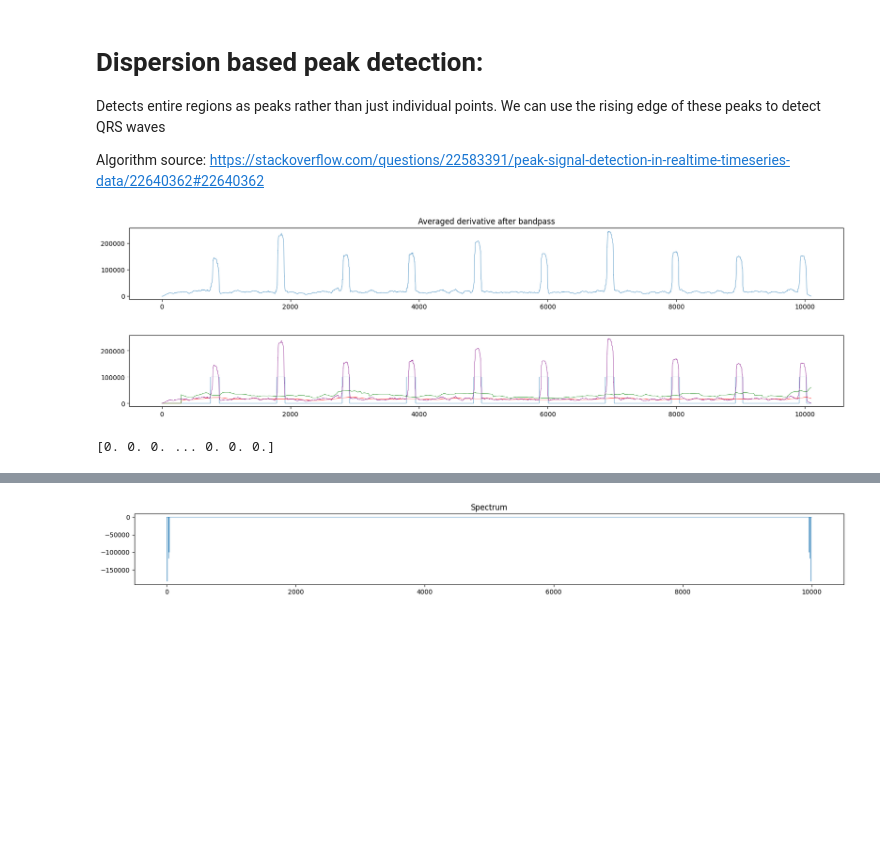
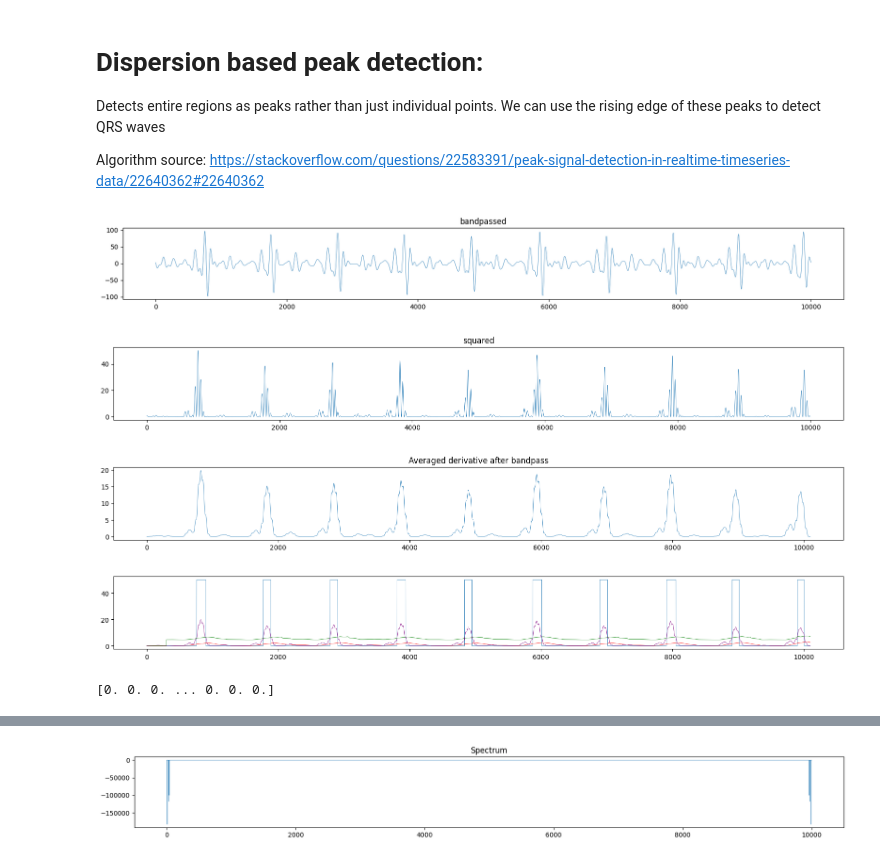
Before and after one commit to abhinav-raja/ECG-Analysis, a Jupyter notebook: notebook.ipynb, the cells around one changed output, grey strips where cells are left out. Cells and saved outputs as stored; diff of their text form; code cells hidden in the pictures; blank space fills up the shorter version.

```diff
--- a/notebook.ipynb
+++ b/notebook.ipynb
@@ -314,30 +318,34 @@ def findPeaksViaDispersion(signal):
 # %%
 #Preliminary signal processing
-inpSignal = getLeadData(2)
+inpSignal = getLeadData(5)
 w1 = 1/100 #5Hz, normalised by sample rate
 w2 = 3/100 #15Hz, normalised by sample rate
 b, a = sig.butter(4, [w1, w2], 'bandpass')
 bandpassedSignal = sig.filtfilt(b, a, inpSignal)
-diffSignal = np.diff(bandPassedSignal)
+plotSignal(bandpassedSignal, "bandpassed")
+diffSignal = np.diff(bandpassedSignal)
 squaredSignal = np.power(diffSignal, 2)
+plotSignal(squaredSignal, "squared")
 windowLength = 100
 movingWindowAverage = np.ones(windowLength)/windowLength
 averagedSignal = np.convolve(squaredSignal, movingWindowAverage)
 plotSignal(averagedSignal, "Averaged derivative after bandpass")
 # %% [output]
-[figure, old version]
+[figure, new version]
+[figure, added]
+[figure, added]
 # %%
 peakSignal, avgSignal, stdSignal = findPeaksViaDispersion(averagedSignal)
 #plotSignal(peakSignal, "Peak detection on the averaged signal")
 plt.figure(figsize=(20, 2))
-plt.plot(100000*peakSignal, linewidth=0.5)
+plt.plot(50*peakSignal, linewidth=0.5)
 plt.plot(avgSignal, linewidth=0.5, color='red')
-plt.plot(avgSignal+5*stdSignal, linewidth=0.5, color='green')
+plt.plot(avgSignal+stdSignal, linewidth=0.5, color='green')
 plt.plot(averagedSignal, linewidth=0.5, color='purple')
 plt.show()
 print(peakSignal)
 # %% [output]
-[figure, old version]
+[figure, new version]
 [0. 0. 0. ... 0. 0. 0.]
 # %%
 #Extracting rising edges from the peak signal
```
Also changed, not shown: parts of 6 cells of this notebook.
